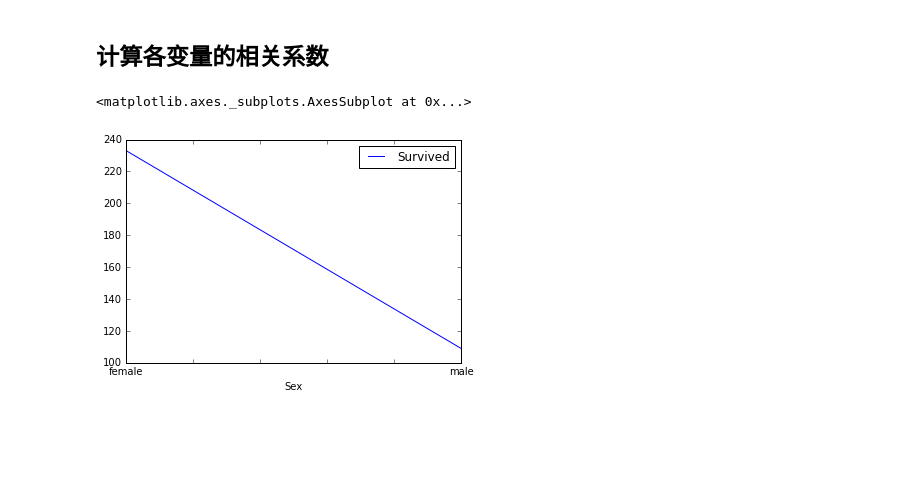
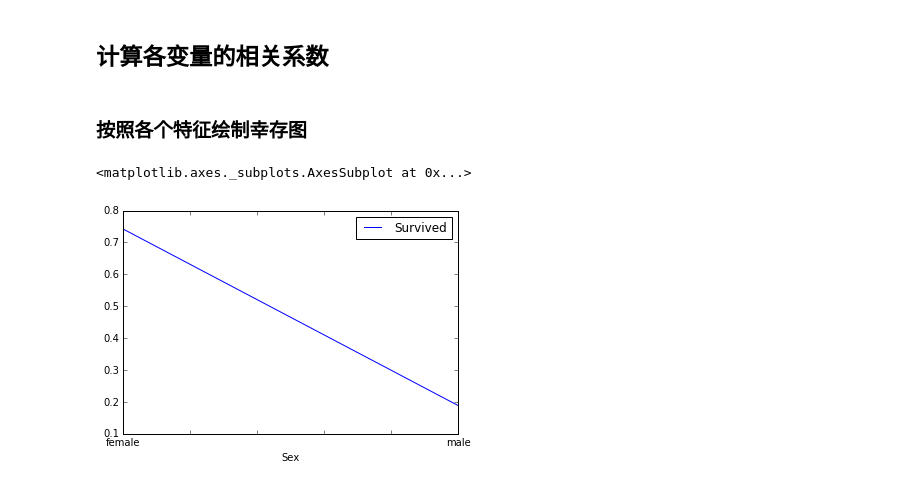
Before and after one commit to NemoHoHaloAi/machine_learning, a Jupyter notebook: kaggle/titanic/titanic.ipynb, the cells around one changed output. Cells and saved outputs as stored; diff of their text form; code cells hidden in the pictures; blank space fills up the shorter version.

```diff
--- a/kaggle/titanic/titanic.ipynb
+++ b/kaggle/titanic/titanic.ipynb
@@ -43,6 +44,8 @@ groupby_parch = titanic_train_data.groupby('Parch', as_index=False) # 按在船
+# %% [markdown]
+### 按照各个特征绘制幸存图
 # %%
-groupby_sex.sum().plot(x='Sex',y='Survived')
+groupby_sex.mean().plot(x='Sex',y='Survived') # 明显女性存活率更高
 # %% [output]
 <matplotlib.axes._subplots.AxesSubplot at 0x...>
-[figure, old version]
+[figure, new version]
 # %%
```
Also changed, not shown: parts of 8 cells of this notebook.
